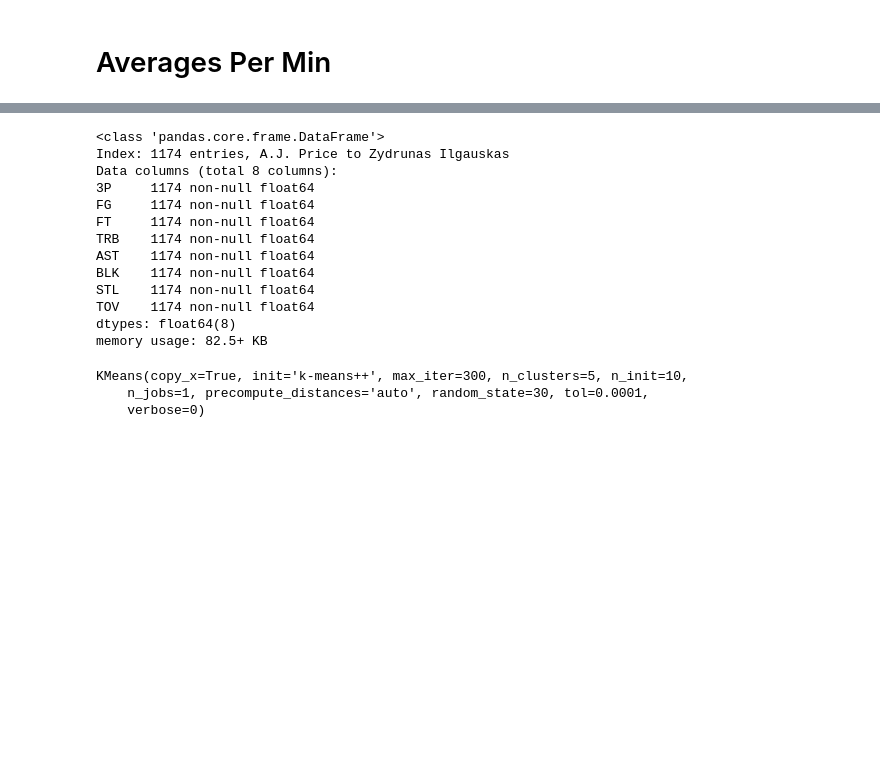
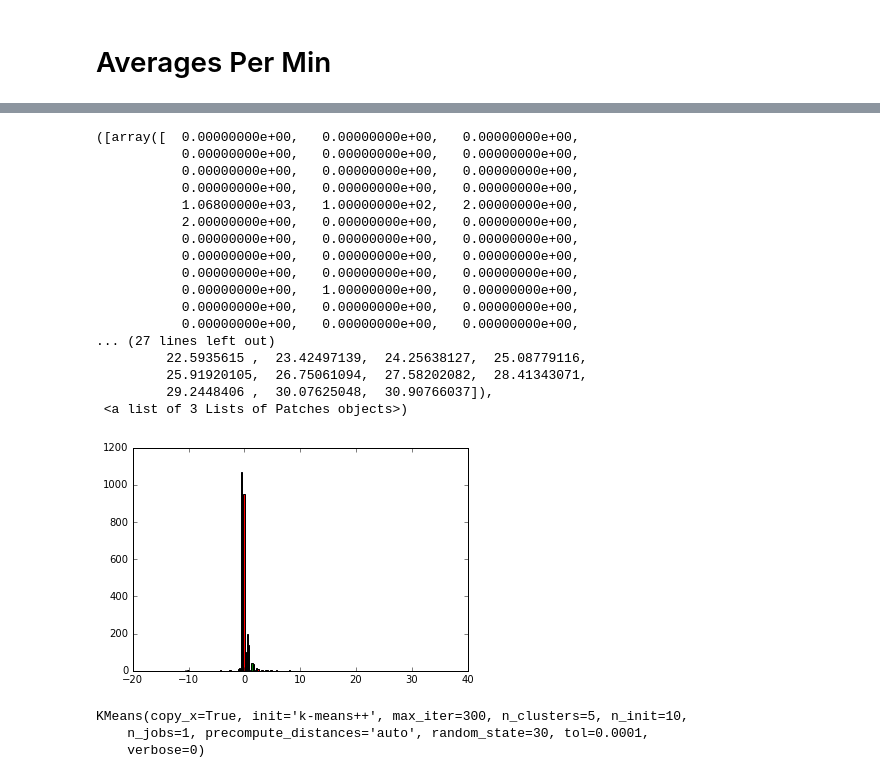
Before and after one commit to EricHPei/fantasy-score-predictor, a Jupyter notebook: score-predictor/src/Test.ipynb, the cells around one changed output, grey strips where cells are left out. Drawn from its saved outputs; the diff is of its cells as text; code cells hidden in the pictures; blank space fills up the shorter version.

```diff
--- a/score-predictor/src/Test.ipynb
+++ b/score-predictor/src/Test.ipynb
@@ -134,5 +79,5 @@ from sklearn.ensemble import RandomForestRegressor
 # %%
 forest_df, y_df = RandomForest.prepare_for_forest(df)
 # %%
-Stephcurry, Stephcurry_X, Stephcurry_y = RandomForest.individual_forest_df(forest_df, y_df, 'Danny Green')
+Stephcurry, Stephcurry_X, Stephcurry_y = RandomForest.individual_forest_df(forest_df, y_df, 'Stephen Curry')
 # %%
@@ -398,19 +265,3 @@ PA[PA.isnull().any(axis=1)]
-# %%
-PAA.info()
-# %% [output]
-<class 'pandas.core.frame.DataFrame'>
-Index: 1174 entries, A.J. Price to Zydrunas Ilgauskas
-Data columns (total 8 columns):
-3P     1174 non-null float64
-FG     1174 non-null float64
-FT     1174 non-null float64
-TRB    1174 non-null float64
-AST    1174 non-null float64
-BLK    1174 non-null float64
-STL    1174 non-null float64
-TOV    1174 non-null float64
-dtypes: float64(8)
-memory usage: 82.5+ KB
 # %%
 mat, comp = PCA_ready.run_pca(PAA)
 # %%
@@ -421,7 +272,26 @@ import matplotlib.pyplot as plt
 # %%
 %matplotlib inline
 # %%
-#plt.hist(mat, bins=200)
+plt.hist(mat, bins=50)
+# %% [output]
+([array([  0.00000000e+00,   0.00000000e+00,   0.00000000e+00,
+           0.00000000e+00,   0.00000000e+00,   0.00000000e+00,
+           0.00000000e+00,   0.00000000e+00,   0.00000000e+00,
+           0.00000000e+00,   0.00000000e+00,   0.00000000e+00,
+           1.06800000e+03,   1.00000000e+02,   2.00000000e+00,
+           2.00000000e+00,   0.00000000e+00,   0.00000000e+00,
+           0.00000000e+00,   0.00000000e+00,   0.00000000e+00,
+           0.00000000e+00,   0.00000000e+00,   0.00000000e+00,
+           0.00000000e+00,   0.00000000e+00,   0.00000000e+00,
+           0.00000000e+00,   1.00000000e+00,   0.00000000e+00,
+           0.00000000e+00,   0.00000000e+00,   0.00000000e+00,
+           0.00000000e+00,   0.00000000e+00,   0.00000000e+00,
+... (27 lines left out)
+         22.5935615 ,  23.42497139,  24.25638127,  25.08779116,
+         25.91920105,  26.75061094,  27.58202082,  28.41343071,
+         29.2448406 ,  30.07625048,  30.90766037]),
+ <a list of 3 Lists of Patches objects>)
+[figure, added]
 # %%
 km.fit(mat)
 # %% [output]
```
Also changed, not shown: parts of 77 cells of this notebook, 29 other files.
